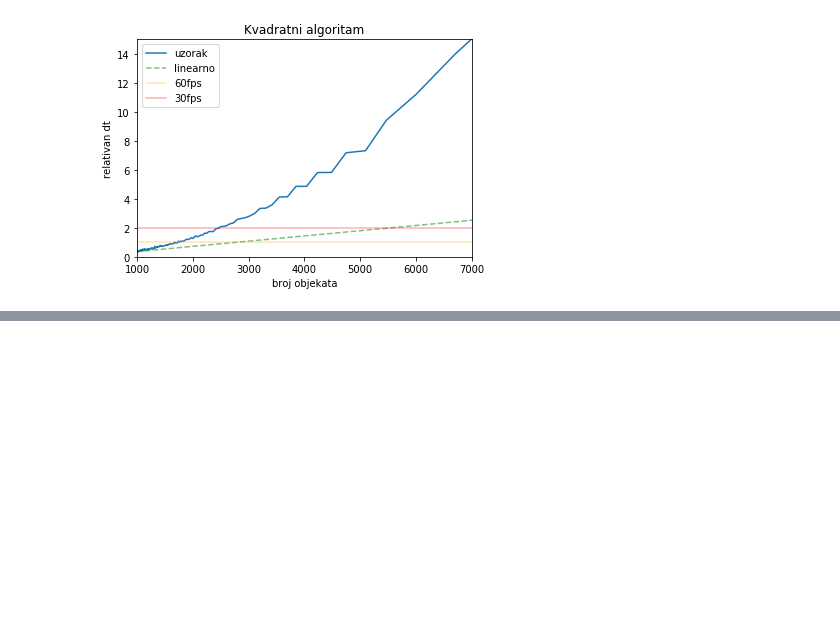
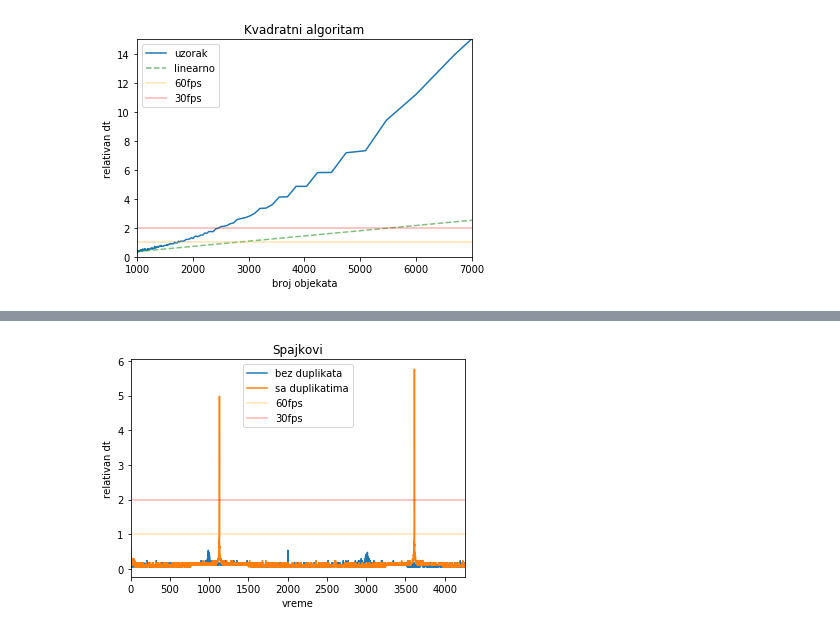
Before and after one commit to kredenac/collision-detection, a Jupyter notebook: analyze/visualize.ipynb, the cells around one changed output, grey strips where cells are left out. Drawn from its saved outputs; the diff is of its cells as text; code cells hidden in the pictures; blank space fills up the shorter version.

```diff
--- a/analyze/visualize.ipynb
+++ b/analyze/visualize.ipynb
@@ -14,19 +14,27 @@ nrange = range(len(df))
 # df.groupby('count').mean().index
 # %%
 def plot(dataframe, xstr, ystr, xlabel, ylabel, figname,
-         xlimUpper=None,  ylimUpper=None, title=None, dataframe2=None, label1=None, label2=None, xticksrot=0):
-# plt.figure(figsize=(10,10))
-    dfg = dataframe.groupby(xstr).mean()
-    xdf, ydf = dfg.index, dfg[ystr]
+         xlimUpper=None,  ylimUpper=None, title=None, dataframe2=None, label1=None, label2=None, xticksrot=0, drawLinear=True):
+    if xstr == 'index':
+        # dont group by, just plot ystr
+        xdf, ydf = range(len(dataframe)), dataframe[ystr]
+    else:
+        dfg = dataframe.groupby(xstr).mean()
+        xdf, ydf = dfg.index, dfg[ystr]
     lbl = 'uzorak' if label1 is None else label1
     plt.plot(xdf, ydf, label=lbl) #1/df['dt']*60)
     if dataframe2 is not None:
         lbl = 'uzorak' if label2 is None else label2
-        plt.plot(dataframe2[xstr], dataframe2[ystr], label=lbl)
+        if xstr == 'index':
+        # dont group by, just plot ystr
+            plt.plot( range(len(dataframe2)), dataframe2[ystr], label=lbl)
+        else:
+            plt.plot(dataframe2[xstr], dataframe2[ystr], label=lbl)
     if title != None:
         plt.title(title)
     # plt.plot([-10, max(df['count'])], [1,1])
-    plt.plot([min(xdf), max(xdf)], [min(ydf), min(ydf) * max(xdf)/min(xdf) ], 'g--', label='linearno', alpha=0.5)
+    if drawLinear:
+        plt.plot([min(xdf), max(xdf)], [min(ydf), min(ydf) * max(xdf)/min(xdf) ], 'g--', label='linearno', alpha=0.5)
     plt.xlim(min(xdf), xlimUpper if xlimUpper is not None else max(xdf))
     if ylimUpper != None:
         plt.ylim(0, ylimUpper) #5
@@ -92,0 +100,16 @@ moving oktri_dt_vs_numobj_zoomout.pdf
+# %%
+dfNoCollOctreeDups = pd.read_csv(basePath+'octree_duplicates_jolt.csv'
+                 , header=None,
+                names=['dt','size','count', 'maxDepth','maxLeaft','totalLeafElements'])
+
+dfNoCollOctreeNoDups = pd.read_csv(basePath+'octree_nodups_jolt.csv'
+                 , header=None,
+                names=['dt','size','count', '_a','_b','_c', '_d'])
+
+plot(dataframe=dfNoCollOctreeNoDups , xstr='index', ystr='dt',
+     xlabel='vreme', ylabel='relativan dt', #xlimUpper=7000, ylimUpper=15,
+     title='Spajkovi', figname='octreeSpikes', drawLinear=False,
+    dataframe2=dfNoCollOctreeDups, label1='bez duplikata', label2='sa duplikatima'
+   )
+# %% [output]
+[figure, added]
```
Also changed, not shown: parts of 2 cells of this notebook, 9 other files.
